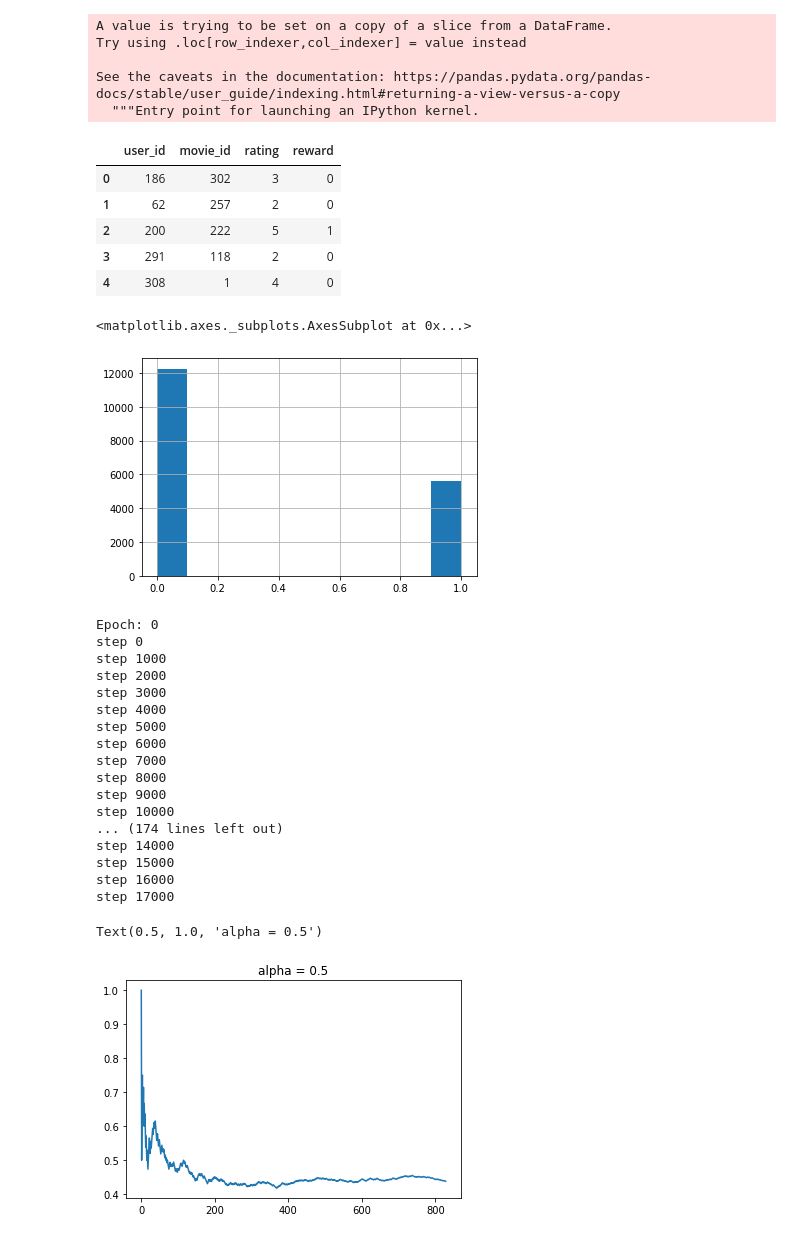
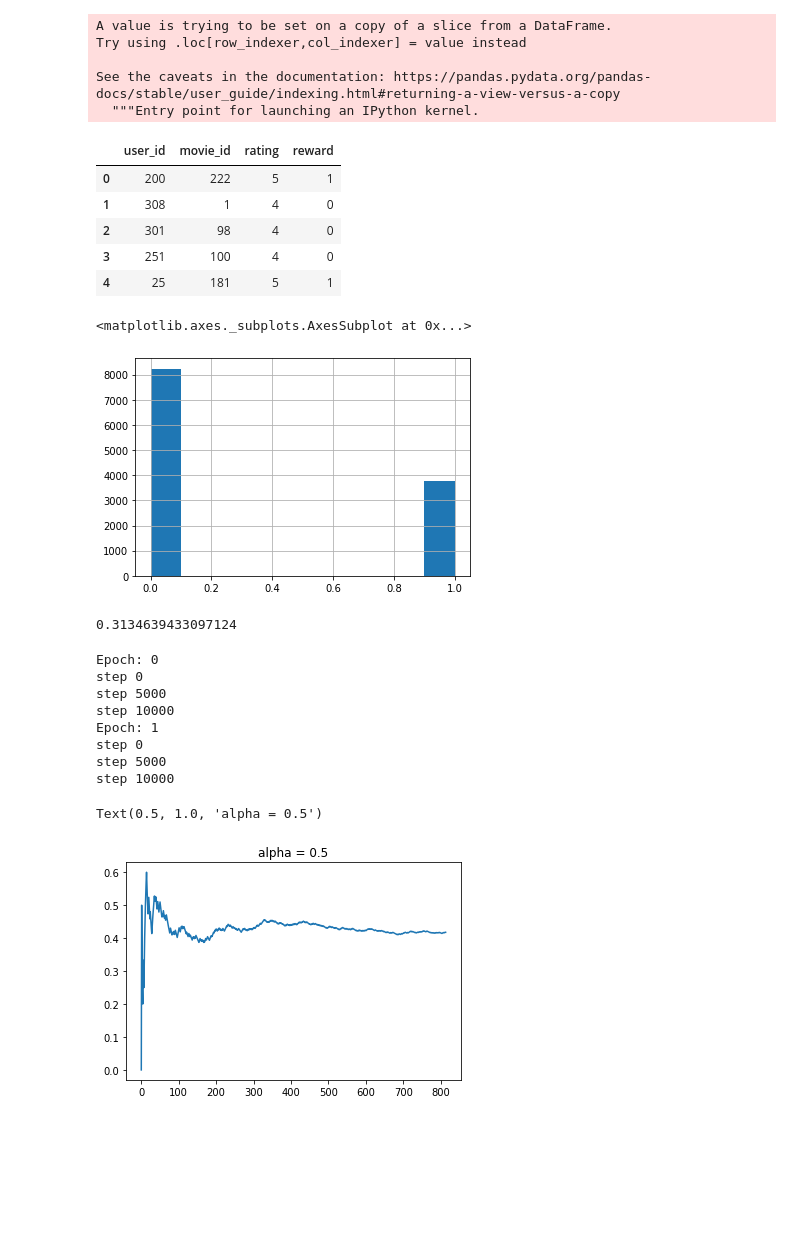
Before and after one commit to kfoofw/bandit_simulations, a Jupyter notebook: python/contextual_bandits/notebooks/LinUCB_hybrid.ipynb, the cells around one changed output. Cells and saved outputs as stored; diff of their text form; code cells hidden in the pictures; blank space fills up the shorter version.

```diff
--- a/python/contextual_bandits/notebooks/LinUCB_hybrid.ipynb
+++ b/python/contextual_bandits/notebooks/LinUCB_hybrid.ipynb
@@ -292,7 +303,7 @@ movie_features
 data = pd.read_csv("../data/ml-100k/u.data", sep ="\t", header=None, names = ["user_id", "movie_id","rating", "timestamp"])
 data = data.drop(["timestamp"], axis = 1)
 # %%
-n = 50
+n = 30
 
 # Find total number of ratings instances for top n movies
 data.groupby("movie_id").count().sort_values("user_id", ascending = False).head(n)["rating"].sum()
@@ -310,6 +321,6 @@ top_movies_features.to_numpy().shape
 # %%
-filtered_data = data[data["movie_id"].isin(top_movies_index)]
+filtered_data_original = data[data["movie_id"].isin(top_movies_index)]
 
-filtered_data
+filtered_data_original.head()
 # %% [output]
 |  | user_id | movie_id | rating |
@@ -328,7 +332,7 @@ filtered_data
 # %%
-filtered_data["reward"] = np.where(filtered_data["rating"] <5,0,1)
+filtered_data_original["reward"] = np.where(filtered_data_original["rating"] <5,0,1)
 
-filtered_data = filtered_data.reset_index(drop = True)
+filtered_data_original = filtered_data_original.reset_index(drop = True)
 # %% [output]
 A value is trying to be set on a copy of a slice from a DataFrame.
 Try using .loc[row_indexer,col_indexer] = value instead
@@ -336,16 +340,20 @@ Try using .loc[row_indexer,col_indexer] = value instead
 See the caveats in the documentation: https://pandas.pydata.org/pandas-docs/stable/user_guide/indexing.html#returning-a-view-versus-a-copy
   """Entry point for launching an IPython kernel.
 # %%
-filtered_data.head()
+filtered_data_original.head()
 # %% [output]
 |  | user_id | movie_id | rating | reward |
-| 0 | 186 | 302 | 3 | 0 |
-| 1 | 62 | 257 | 2 | 0 |
-| 2 | 200 | 222 | 5 | 1 |
-| 3 | 291 | 118 | 2 | 0 |
-| 4 | 308 | 1 | 4 | 0 |
+| 0 | 200 | 222 | 5 | 1 |
+| 1 | 308 | 1 | 4 | 0 |
+| 2 | 301 | 98 | 4 | 0 |
+| 3 | 251 | 100 | 4 | 0 |
+| 4 | 25 | 181 | 5 | 1 |
 # %%
-filtered_data.reward.hist()
+filtered_data_original.reward.hist()
 # %% [output]
 <matplotlib.axes._subplots.AxesSubplot at 0x...>
-[figure, old version]
+[figure, new version]
+# %%
+filtered_data_original.reward.mean()
+# %% [output]
+0.3134639433097124
@@ -352,32 +364,25 @@ filtered_data.reward.hist()
 # %%
-aligned_time_steps, cum_rewards, aligned_ctr, policy = ctr_simulator(K_arms = 10,
-                                                                     d = 29,
-                                                                     k = 29*19,
-                                                                     alpha = 0.5,
-                                                                     epochs = 10,
-                                                                     top_movies_index = top_movies_index,
-                                                                     top_movies_features=top_movies_features)
+alpha_value = 0.5
+simulation_hybrid_alpha_05 = ctr_simulator(K_arms = n,
+                                           d = 29,
+                                           k = 29*19,
+                                           alpha = alpha_value,
+                                           epochs = 2,
+                                           top_movies_index = top_movies_index,
+                                           top_movies_features=top_movies_features,
+                                           steps_printout=5000)
 # %% [output]
 Epoch: 0
 step 0
-step 1000
-step 2000
-step 3000
-step 4000
 step 5000
-step 6000
-step 7000
-step 8000
-step 9000
 step 10000
-... (174 lines left out)
-step 14000
-step 15000
-step 16000
-step 17000
+Epoch: 1
+step 0
+step 5000
+step 10000
 # %%
-plt.plot(aligned_ctr)
+plt.plot(simulation_hybrid_alpha_05["aligned_ctr"])
 plt.title("alpha = "+str(0.5))
 # %% [output]
 Text(0.5, 1.0, 'alpha = 0.5')
-[figure, old version]
+[figure, new version]
```
Also changed, not shown: parts of 24 cells of this notebook, 7 other files.
